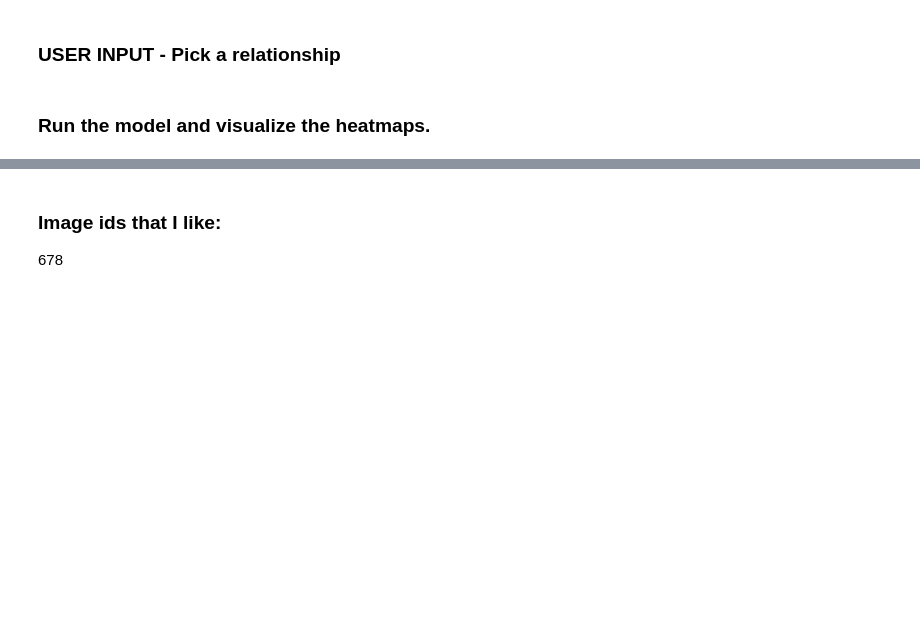
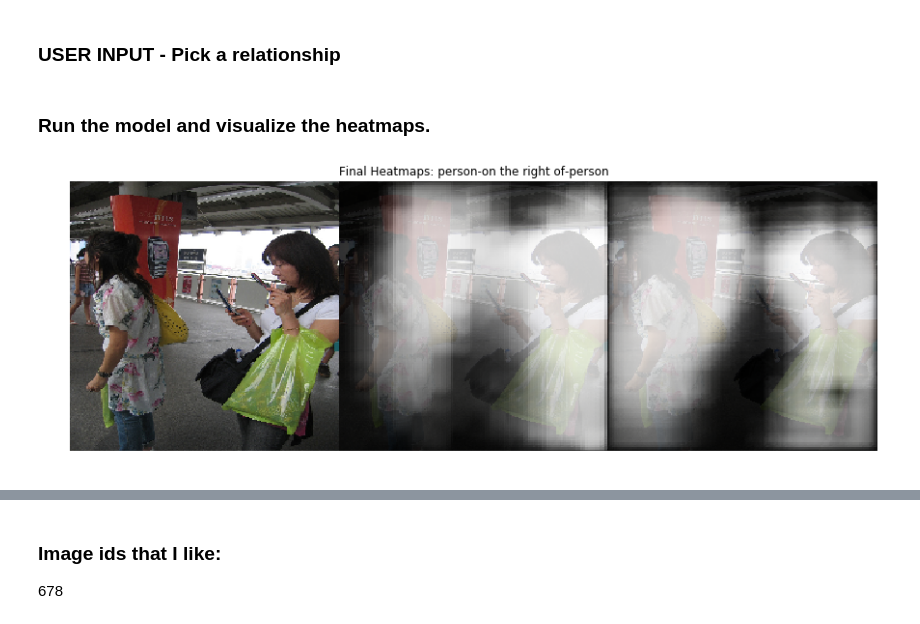
Before and after one commit to StanfordVL/ReferringRelationships, a Jupyter notebook: visualization.ipynb, the cells around one changed output, grey strips where cells are left out. Cells and saved outputs as stored; diff of their text form; code cells hidden in the pictures; blank space fills up the shorter version.

```diff
--- a/visualization.ipynb
+++ b/visualization.ipynb
@@ -101,17 +119,31 @@ plt.axis("off")
 # %%
 #################
 subj = "person"
-predicate = "wear"
-obj = "skis"
+predicate = "on the right of"
+obj = "person"
 #################
 subj_id = np.zeros((1, 1))
 predicate_id = np.zeros((1, params.num_predicates))
+#predicate_id = np.zeros((1, 1))
 obj_id = np.zeros((1, 1))
 relationship = [subj, predicate, obj]
 subj_id[0, 0] = obj_subj_dict.index(subj)
 predicate_id[0, predicate_dict.index(predicate)] = 1
+#predicate_id[0, 0] = predicate_dict.index(predicate)
 obj_id[0, 0] = obj_subj_dict.index(obj)
 # %% [markdown]
 ### Run the model and visualize the heatmaps.
+# %%
+all_heatmaps = model.predict([images[image_index:image_index+1], subj_id, predicate_id, obj_id])
+#all_heatmaps = model.predict([images[image_index:image_index+1], subj_id, obj_id])
+# %%
+att_map = get_att_map(img, np.maximum(all_heatmaps[0],0), np.maximum(all_heatmaps[1],0), params.input_dim, relationship)
+plt.figure(figsize=(15, 15))
+plt.imshow(att_map)
+plt.title("Final Heatmaps: " + "-".join(relationship))
+plt.axis("off")
+plt.show()
+# %% [output]
+[figure, added]
 # %%
 # Get all the predictions we want to visualize
```
Also changed, not shown: parts of 9 cells of this notebook, 7 other files.
